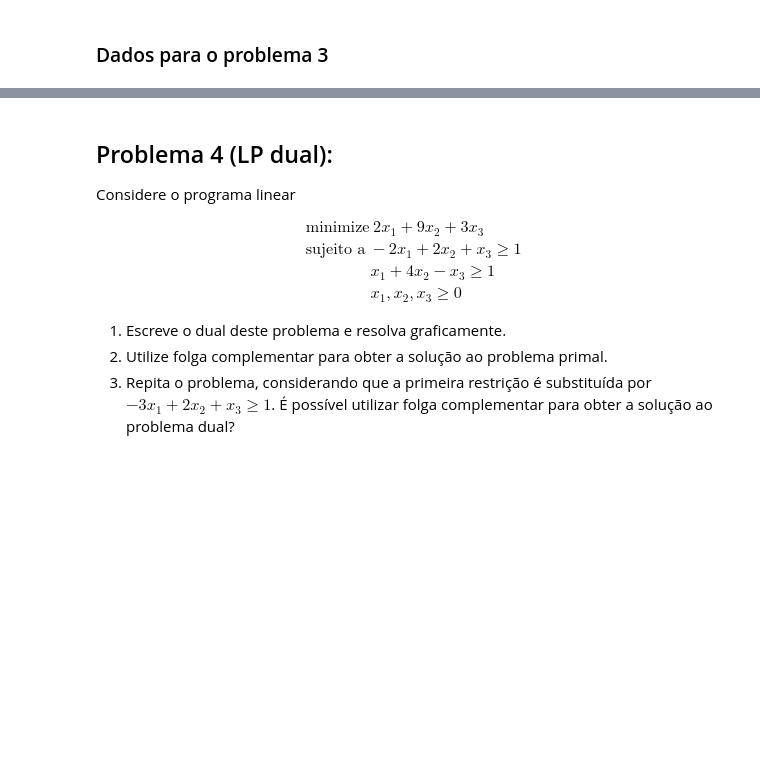
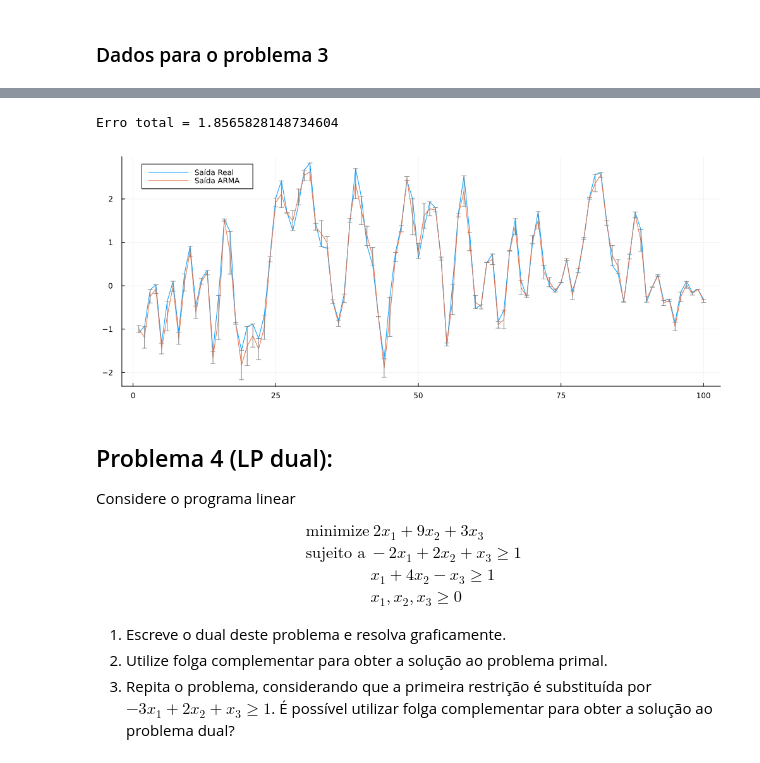
Before and after one commit to html-3/optimization-notebook-julia, a Jupyter notebook: lista2.ipynb, the cells around one changed output, grey strips where cells are left out. Saved outputs shown, nothing was run; the diff lists cells and outputs as text; code cells hidden in the pictures; blank space fills up the shorter version.

```diff
--- a/lista2.ipynb
+++ b/lista2.ipynb
@@ -522,3 +436,40 @@ Erro total = 14.063145922832238
+# %%
+# 3) ARMA Model
+# Properties of the model and signal
+T = length(u)
+k = 1
+l = k
+C = zeros(T, k+l)
+
+# Creating the signal matrix for the model
+for t in 1:k
+    # U[t] = [ut ut-1 ut-2 ut-3 ut-4]
+    C[t:end,t] = u[1:end-t+1]
+
+    # Y[t] = [yt-1 yt-2 yt-3 yt-4 yt-5]
+    C[t+1:end,t+l] = y[1:end-t]
+end
+
+# Most reliable LSM
+c = C\y
+yarma = C*c
+
+# Plot
+function new_plot()
+  plot(size=(1000,400),legend=:topleft)
+end
+
+p = new_plot()
+
+# Error calculation
+error = yarma - y
+println("Erro total = ", norm(yarma-y))
+
+plot!(p, y, label="Saída Real")
+plot!(p, yarma, label="Saída ARMA", yerr=error, markerstrokecolor=:grey)
+# %% [output]
+Erro total = 1.8565828148734604
+[figure, added]
 # %% [markdown]
 ## Problema 4 (LP dual):
 Considere o programa linear
```
Also changed, not shown: parts of 5 cells of this notebook.
